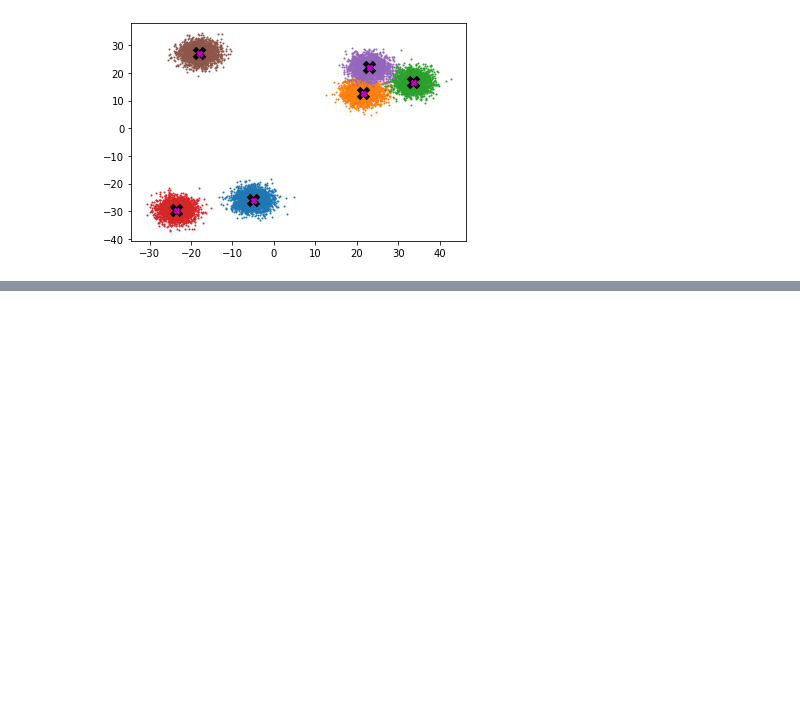
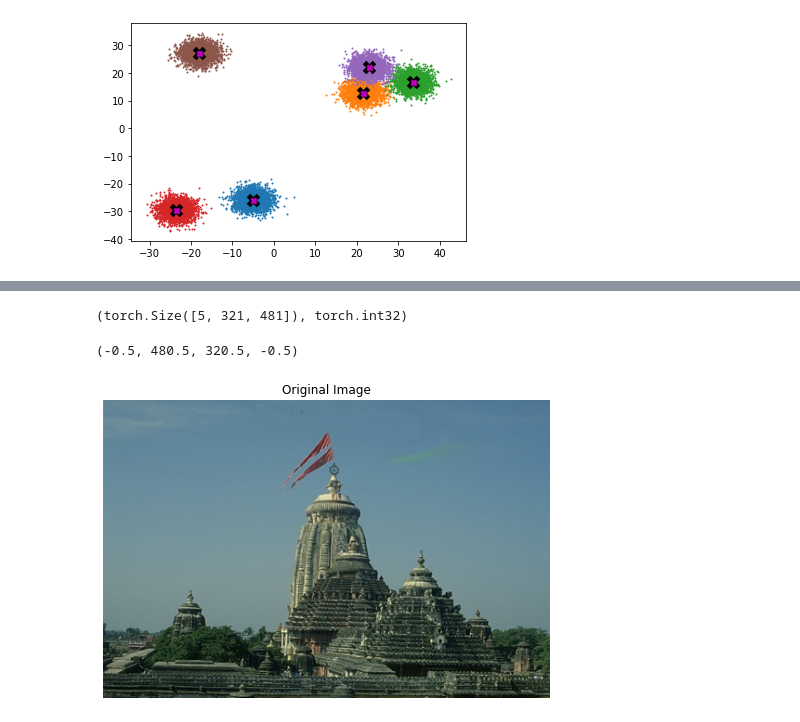
Before and after one commit to arun477/deep_learning_portal, a Jupyter notebook: 02_meanshift.ipynb, the cells around one changed output, grey strips where cells are left out. Saved outputs shown, nothing was run; the diff lists cells and outputs as text; code cells hidden in the pictures; blank space fills up the shorter version.

```diff
--- a/02_meanshift.ipynb
+++ b/02_meanshift.ipynb
@@ -178,0 +205,17 @@ plot_data(centroids, data)
+# %%
+from scipy.io import loadmat
+import numpy as np
+t = loadmat(str(train_img_files[1]).replace('images','groundTruth').replace('jpg','mat'))['groundTruth'][0]
+t = np.array([ele[0][0][0] for ele in t]).astype(np.int32)
+t = torch.from_numpy(t)
+t.shape,t.dtype
+# %% [output]
+(torch.Size([5, 321, 481]), torch.int32)
+# %%
+plt.figure(figsize=(8, 8))
+plt.imshow(x)
+plt.title('Original Image')
+plt.axis('off')
+# %% [output]
+(-0.5, 480.5, 320.5, -0.5)
+[figure, added]
```
Also changed, not shown: parts of 6 cells of this notebook, 2 other files.
